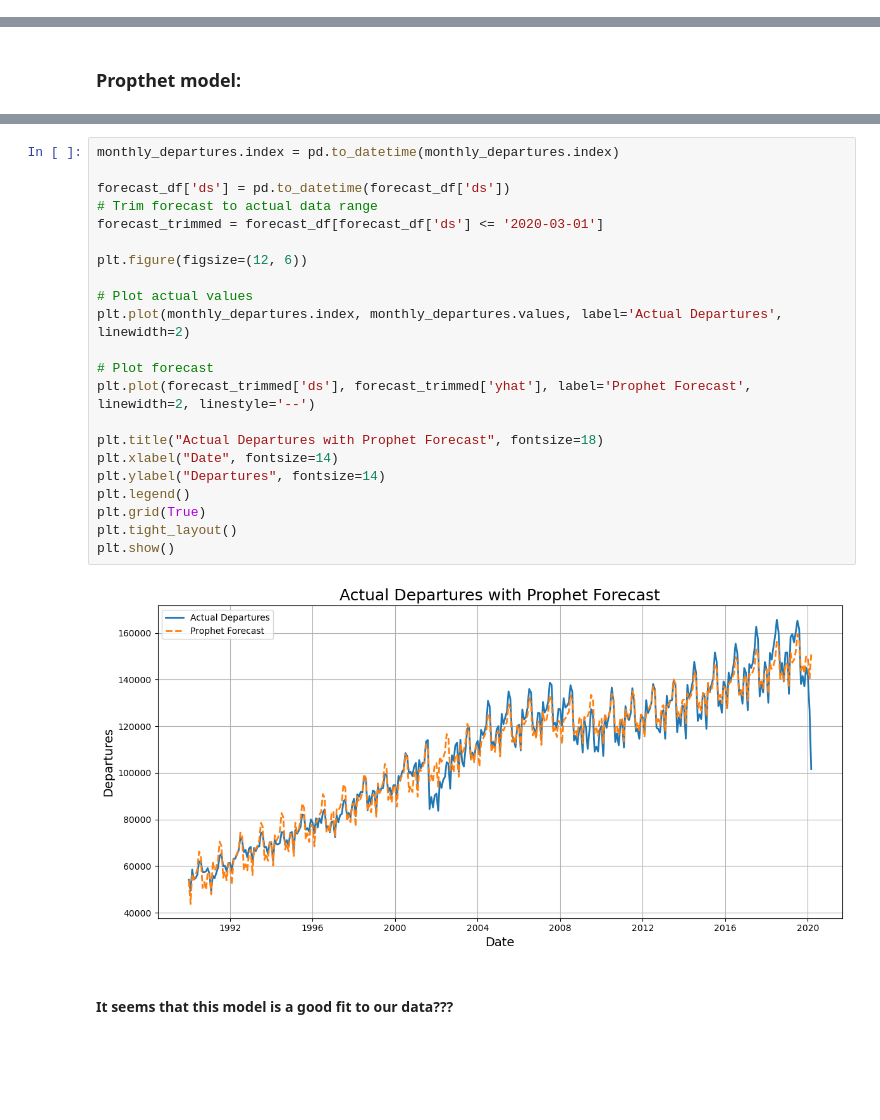
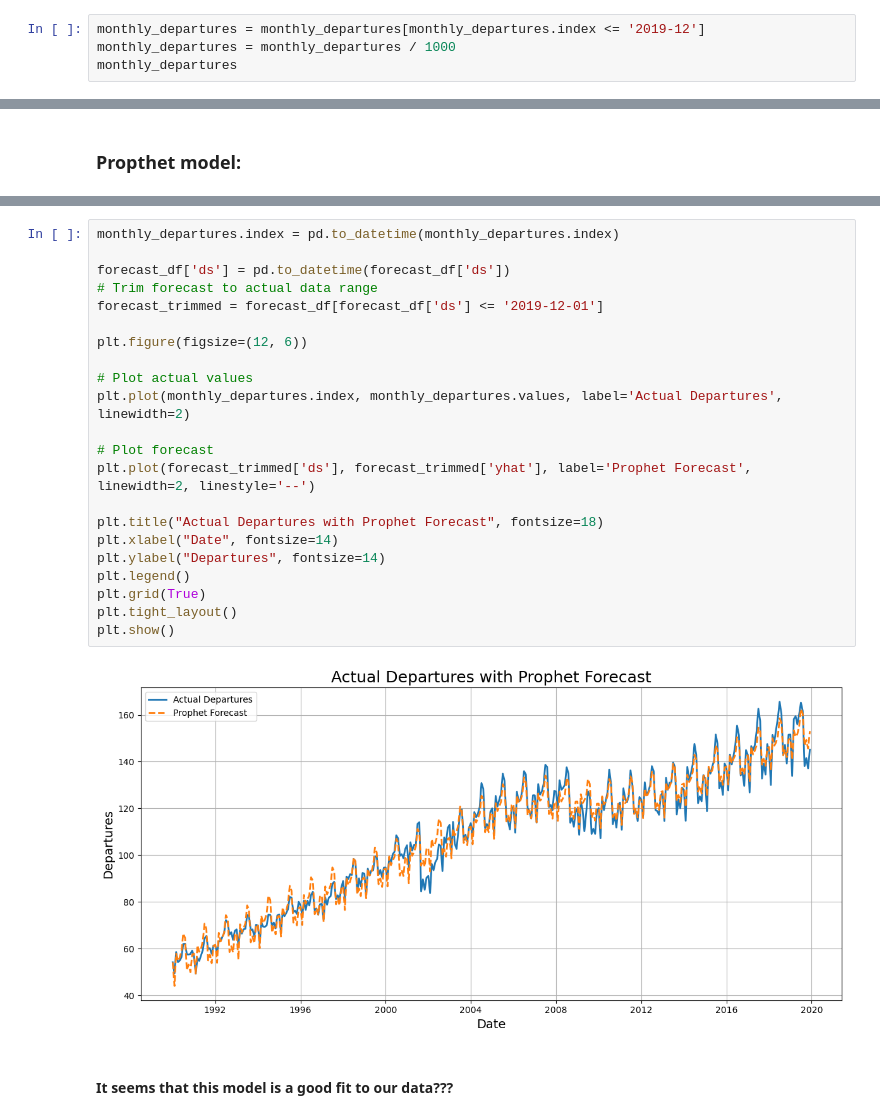
Before and after one commit to nelad1997/Time_Series_Project, a Jupyter notebook: Time_Series_Project.ipynb, the cells around one changed output, grey strips where cells are left out. Drawn from its saved outputs; the diff is of its cells as text; blank space fills up the shorter version.

```diff
--- a/Time_Series_Project.ipynb
+++ b/Time_Series_Project.ipynb
@@ -65,0 +85,4 @@ True
+# %%
+monthly_departures = monthly_departures[monthly_departures.index <= '2019-12']
+monthly_departures = monthly_departures / 1000
+monthly_departures
@@ -305,27 +342,27 @@ plt.show()
 # %%
 monthly_departures.index = pd.to_datetime(monthly_departures.index)
 
 forecast_df['ds'] = pd.to_datetime(forecast_df['ds'])
 # Trim forecast to actual data range
-forecast_trimmed = forecast_df[forecast_df['ds'] <= '2020-03-01']
+forecast_trimmed = forecast_df[forecast_df['ds'] <= '2019-12-01']
 
 plt.figure(figsize=(12, 6))
 
 # Plot actual values
 plt.plot(monthly_departures.index, monthly_departures.values, label='Actual Departures', linewidth=2)
 
 # Plot forecast
 plt.plot(forecast_trimmed['ds'], forecast_trimmed['yhat'], label='Prophet Forecast', linewidth=2, linestyle='--')
 
 plt.title("Actual Departures with Prophet Forecast", fontsize=18)
 plt.xlabel("Date", fontsize=14)
 plt.ylabel("Departures", fontsize=14)
 plt.legend()
 plt.grid(True)
 plt.tight_layout()
 plt.show()
 # %% [output]
-[figure, old version]
+[figure, new version]
 # %% [markdown]
 #### It seems that this model is a good fit to our data???
 # %% [markdown]
```
Also changed, not shown: parts of 43 cells of this notebook, 1 other file.
